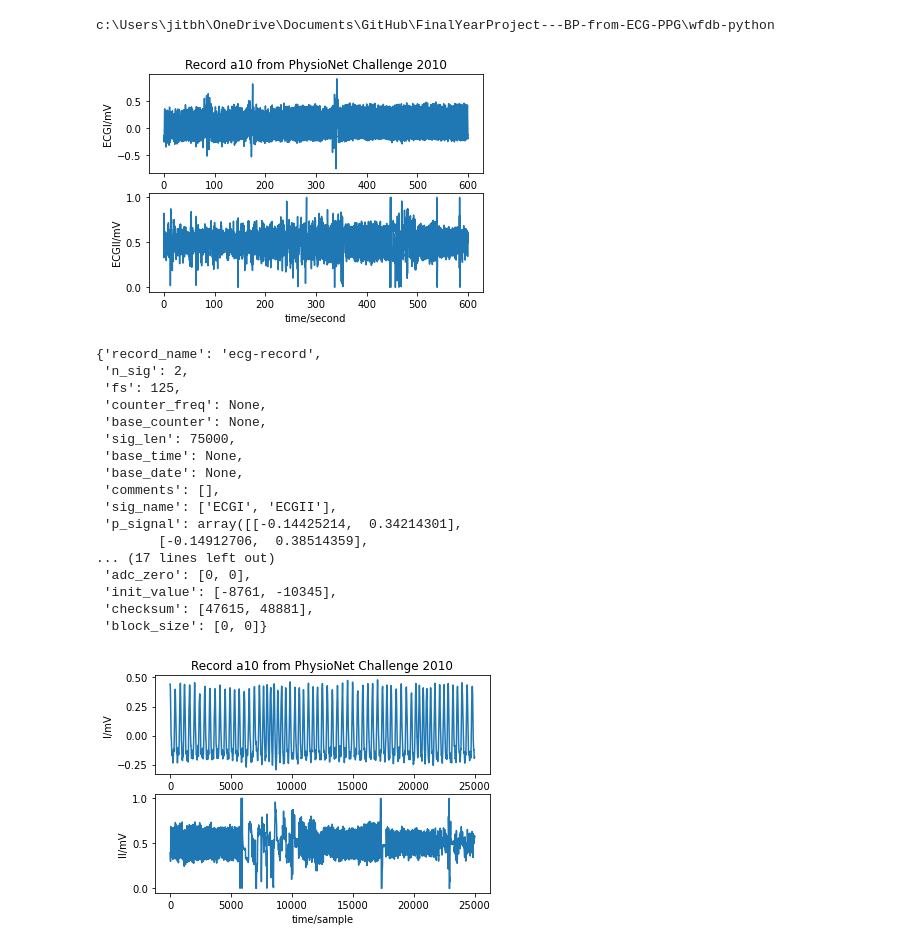
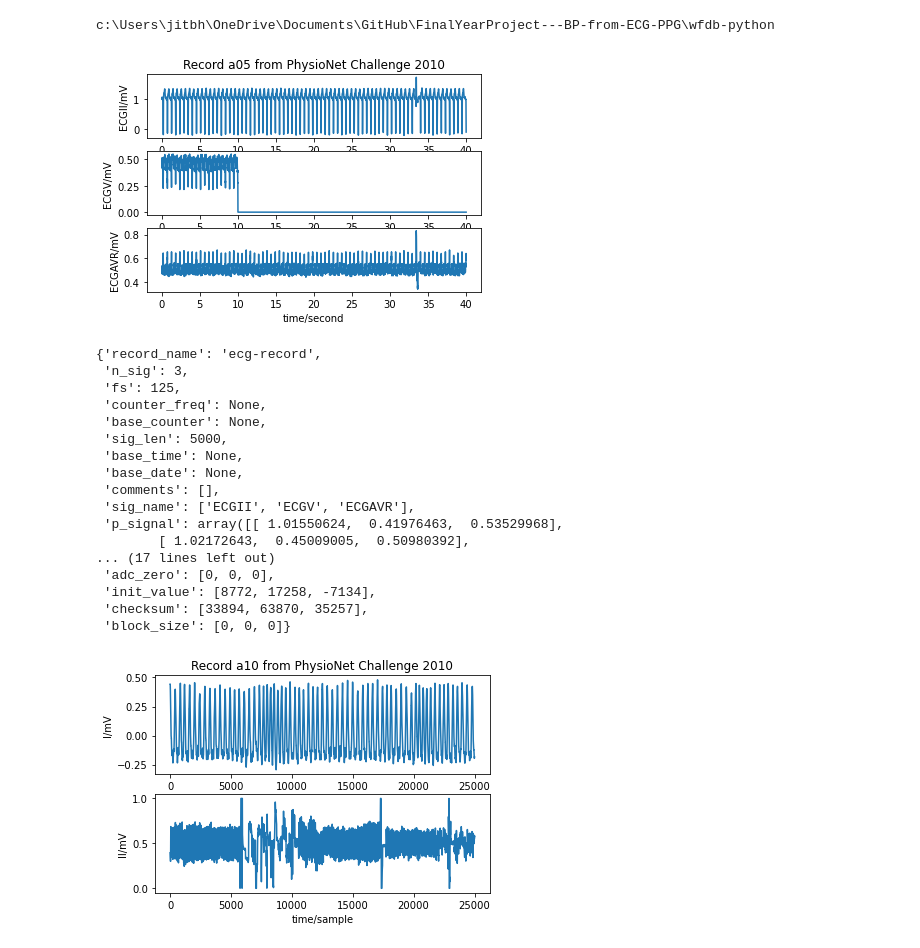
Before and after one commit to Rasterize101/FinalYearProject---BP-from-PPG, a Jupyter notebook: fyp.ipynb, the cells around one changed output. Saved outputs shown, nothing was run; the diff lists cells and outputs as text; code cells hidden in the pictures.

```diff
--- a/fyp.ipynb
+++ b/fyp.ipynb
@@ -56,44 +56,39 @@ c:\Users\jitbh\OneDrive\Documents\GitHub\FinalYearProject---BP-from-ECG-PPG\wfdb
 # %%
 # Read a WFDB record using the 'rdrecord' function into a wfdb.Record object.
 # Plot the signals, and show the data. Read the files hosted on PhysioNet https://physionet.org/content/challenge-2010/1.0.0/
-# record = wfdb.rdrecord('a10', pn_dir='challenge-2010/set-a/')
-
-
-# Read part of a record from Physionet
-sig, fields = wfdb.rdsamp('a10', channels=[0,1], pn_dir='challenge-2010/set-a/')
-
+str = 'a05'
+# sig, fields = wfdb.rdsamp(str, channels=[0,1], pn_dir='challenge-2010/set-a/')
+sig, fields = wfdb.rdsamp(str, sampfrom=70000, sampto=75000, channels=[1,2,3,4], pn_dir='challenge-2010/set-a/')
 # Call the gateway wrsamp function, manually inserting fields as function input parameters
-wfdb.wrsamp('ecg-record', fs=125, units=['mV', 'mV'], sig_name=['ECGI', 'ECGII'], p_signal=sig, fmt=['16', '16'])
-
-# 500 sample difference (21000-20500), fs for nyquist = 250*2 = 500?
-
+fmta = ['16', '16', '16']
+units = ['mV', 'mV', 'mV']
+names = ['ECGII', 'ECGV', 'ECGAVR']
+wfdb.wrsamp('ecg-record', fs=125, units=units, sig_name=names, p_signal=sig, fmt=fmta)
 # The new file can be read
 record = wfdb.rdrecord('ecg-record')
-wfdb.plot_wfdb(record=record, plot_sym='true', title='Record a10 from PhysioNet Challenge 2010', time_units='seconds')
+wfdb.plot_wfdb(record=record, plot_sym='true', title='Record ' +  str + ' from PhysioNet Challenge 2010', time_units='seconds')
 display(record.__dict__)
-
-
 # Convert to seconds
 # Snapshot for seconds
 # %% [output]
-[figure, old version]
+[figure, new version]
 {'record_name': 'ecg-record',
- 'n_sig': 2,
+ 'n_sig': 3,
  'fs': 125,
  'counter_freq': None,
  'base_counter': None,
- 'sig_len': 75000,
+ 'sig_len': 5000,
  'base_time': None,
  'base_date': None,
  'comments': [],
- 'sig_name': ['ECGI', 'ECGII'],
- 'p_signal': array([[-0.14425214,  0.34214301],
-        [-0.14912706,  0.38514359],
+ 'sig_name': ['ECGII', 'ECGV', 'ECGAVR'],
+ 'p_signal': array([[ 1.01550624,  0.41976463,  0.53529968],
+        [ 1.02172643,  0.45009005,  0.50980392],
 ... (17 lines left out)
- 'adc_zero': [0, 0],
- 'init_value': [-8761, -10345],
- 'checksum': [47615, 48881],
- 'block_size': [0, 0]}
+ 'adc_zero': [0, 0, 0],
+ 'init_value': [8772, 17258, -7134],
+ 'checksum': [33894, 63870, 35257],
+ 'block_size': [0, 0, 0]}
 # %%
 record = wfdb.rdheader('a10', pn_dir='challenge-2010/set-a/')
 display(record.__dict__)
```
